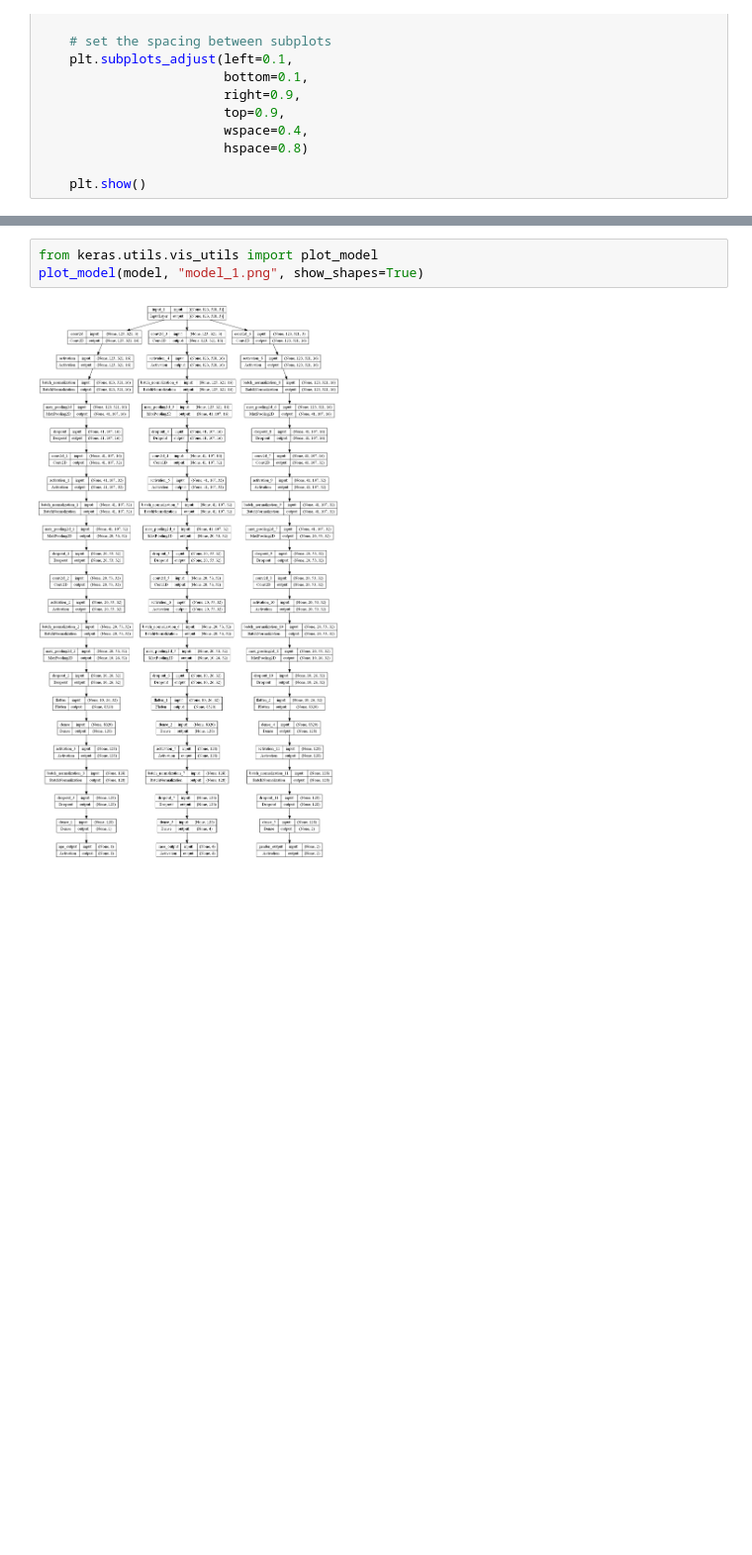
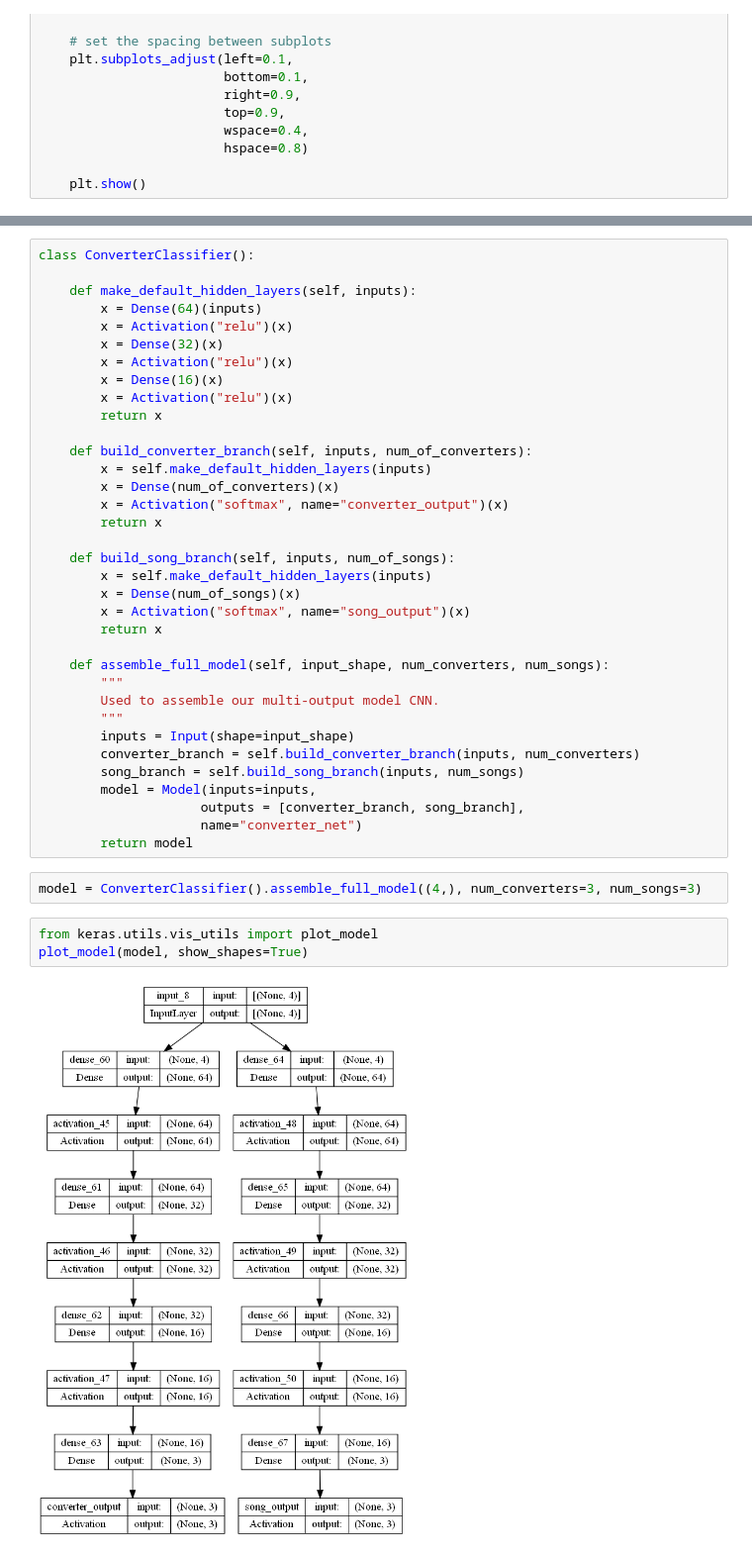
Before and after one commit to sandrosage/Monitoring_Converter_ML, a Jupyter notebook: Machine_Learining/deep_learning.ipynb, the cells around one changed output, grey strips where cells are left out. Shown: that part at 99% size. Drawn from its saved outputs; the diff is of its cells as text; blank space fills up the shorter version.

```diff
--- a/Machine_Learining/deep_learning.ipynb
+++ b/Machine_Learining/deep_learning.ipynb
@@ -289,5 +198,42 @@ model = UtkMultiOutputModel().assemble_full_model(IM_WIDTH, IM_HEIGHT, num_races
+# %%
+class ConverterClassifier():
+
+    def make_default_hidden_layers(self, inputs):
+        x = Dense(64)(inputs)
+        x = Activation("relu")(x)
+        x = Dense(32)(x)
+        x = Activation("relu")(x)
+        x = Dense(16)(x)
+        x = Activation("relu")(x)
+        return x
+
+    def build_converter_branch(self, inputs, num_of_converters):
+        x = self.make_default_hidden_layers(inputs)
+        x = Dense(num_of_converters)(x)
+        x = Activation("softmax", name="converter_output")(x)
+        return x
+
+    def build_song_branch(self, inputs, num_of_songs):
+        x = self.make_default_hidden_layers(inputs)
+        x = Dense(num_of_songs)(x)
+        x = Activation("softmax", name="song_output")(x)
+        return x
+
+    def assemble_full_model(self, input_shape, num_converters, num_songs):
+        """
+        Used to assemble our multi-output model CNN.
+        """
+        inputs = Input(shape=input_shape)
+        converter_branch = self.build_converter_branch(inputs, num_converters)
+        song_branch = self.build_song_branch(inputs, num_songs)
+        model = Model(inputs=inputs,
+                     outputs = [converter_branch, song_branch],
+                     name="converter_net")
+        return model
+# %%
+model = ConverterClassifier().assemble_full_model((4,), num_converters=3, num_songs=3)
 # %%
 from keras.utils.vis_utils import plot_model
-plot_model(model, "model_1.png", show_shapes=True)
+plot_model(model, show_shapes=True)
 # %% [output]
-[figure, old version]
+[figure, new version]
```
Also changed, not shown: parts of 15 cells of this notebook.
